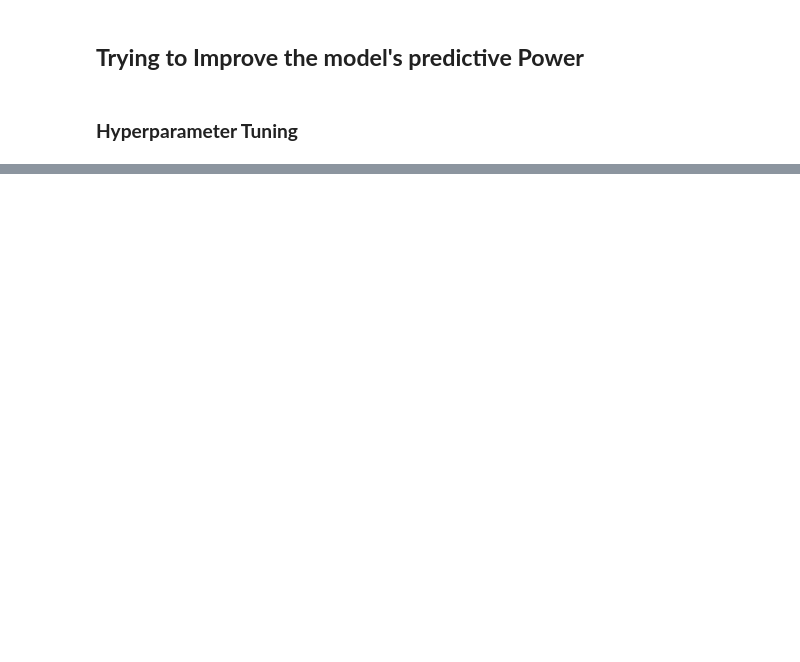
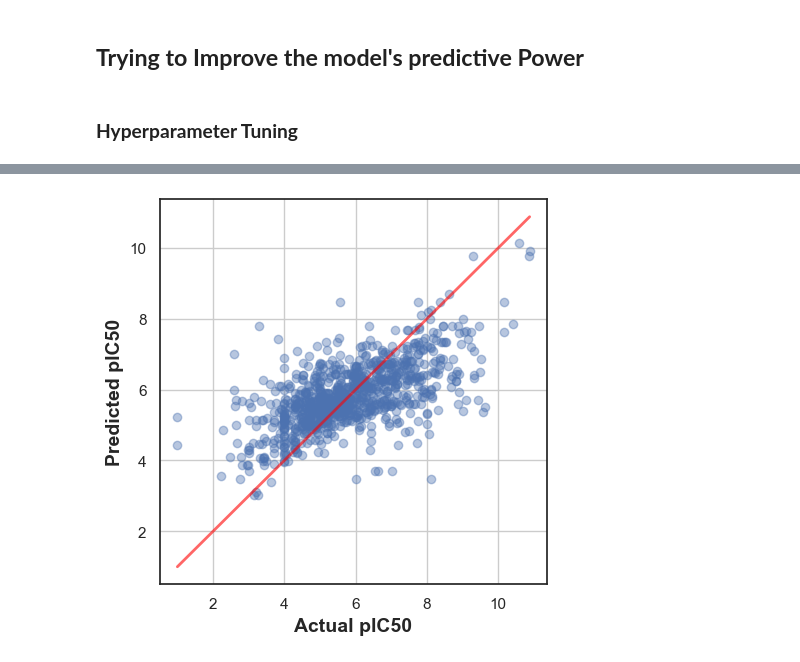
Before and after one commit to io23632/portfolio, a Jupyter notebook: DrugDiscoveryProject/CDD_ML_Part4.ipynb, the cells around one changed output, grey strips where cells are left out. Drawn from its saved outputs; the diff is of its cells as text; code cells hidden in the pictures; blank space fills up the shorter version.

Commit message:
DDP: Added best model vs original model Random Forest Comparison

```diff
--- a/DrugDiscoveryProject/CDD_ML_Part4.ipynb
+++ b/DrugDiscoveryProject/CDD_ML_Part4.ipynb
@@ -176,0 +142,15 @@ Traceback (most recent call last):
+# %%
+
+Y_pred = best_model.predict(X_test)
+
+plt.figure(figsize=(5, 5))
+plt.scatter(x=Y_test, y=Y_pred, alpha=0.4, color='b')
+
+# Add a line for the perfect prediction, created by plotting minimum to maximum values of Y_test against themselves
+plt.plot([min(Y_test), max(Y_test)],[min(Y_test), max(Y_test)], color='red', alpha=0.6, linestyle='-', linewidth=2)
+
+plt.xlabel('Actual pIC50', fontsize=14, fontweight='bold')
+plt.ylabel('Predicted pIC50', fontsize=14, fontweight='bold')
+plt.grid(True)
+# %% [output]
+[figure, added]
```
Also changed, not shown: parts of 4 cells of this notebook.
